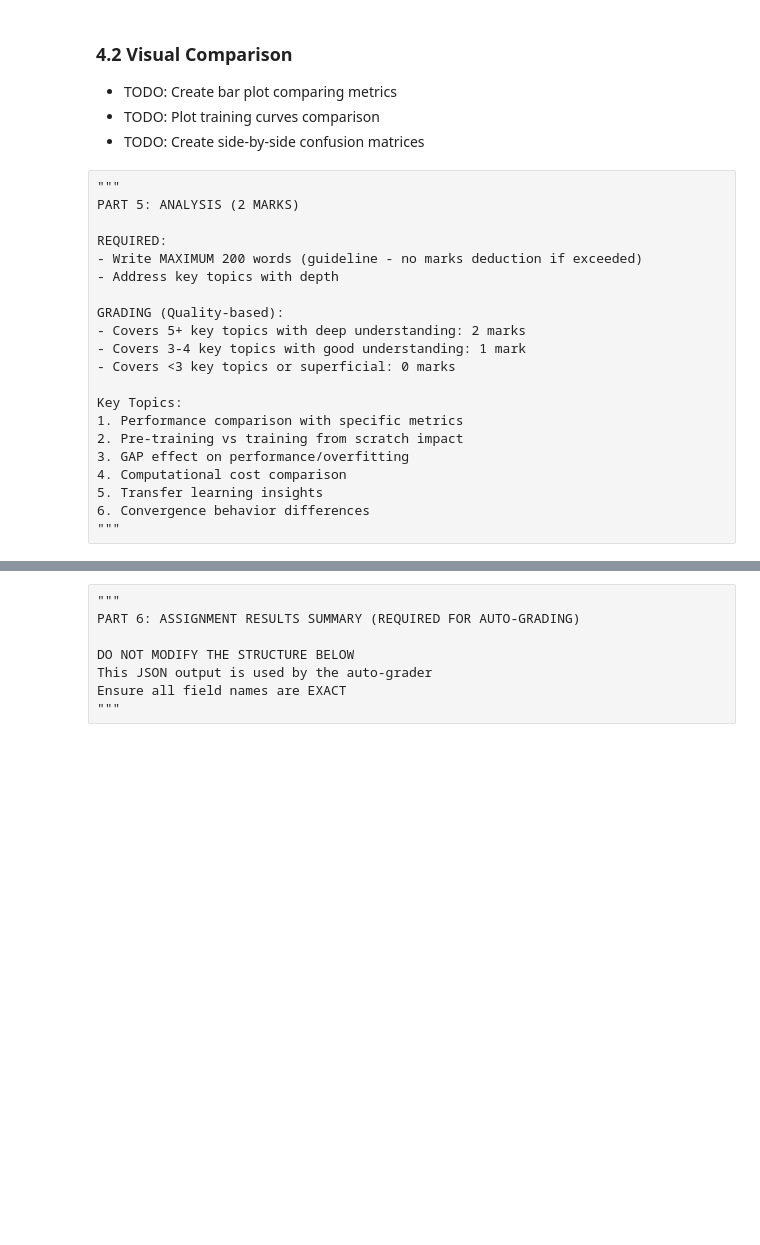
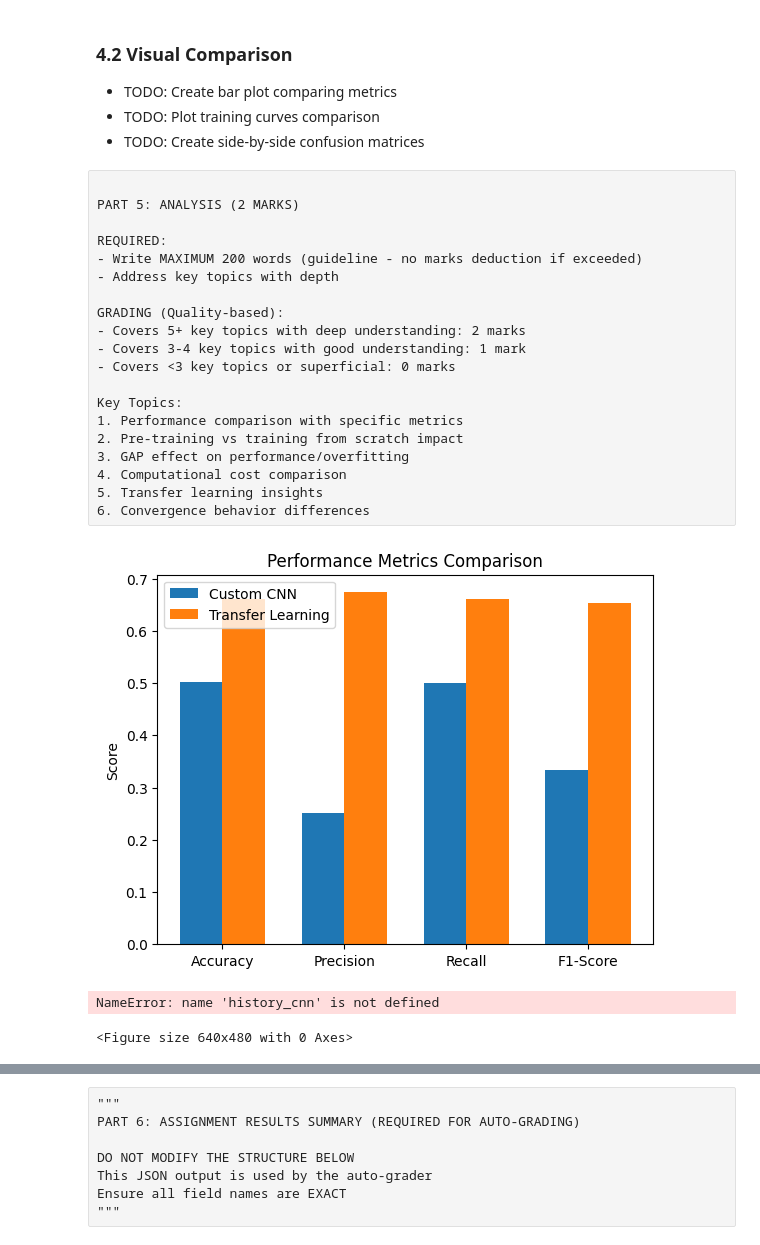
Before and after one commit to azhar258/BITS.Mtech, a Jupyter notebook: SEM-1/Assignment-DL/Assignment 2/2025AB05055_cnn_assignment.ipynb, the cells around one changed output, grey strips where cells are left out. Drawn from its saved outputs; the diff is of its cells as text; code cells hidden in the pictures; blank space fills up the shorter version.

```diff
--- a/SEM-1/Assignment-DL/Assignment 2/2025AB05055_cnn_assignment.ipynb
+++ b/SEM-1/Assignment-DL/Assignment 2/2025AB05055_cnn_assignment.ipynb
@@ -686,7 +690,7 @@ tl_start_time = time.time()
 history = transfer_model.fit(
     train_ds,
     validation_data=test_ds,
-    epochs=5
+    epochs=3
 )
 # For PyTorch: write training loop
 # %% [output]
@@ -718,9 +748,9 @@ for images, labels in test_ds:
 # %%
 # REQUIRED: Calculate all 4 metrics
-tl_accuracy = tl_accuracy  # TODO: accuracy_score(y_test, y_pred)
-tl_precision = tl_precision  # TODO: precision_score(y_test, y_pred, average='macro')
-tl_recall = tl_recall  # TODO: recall_score(y_test, y_pred, average='macro')
-tl_f1 = tl_f1  # TODO: f1_score(y_test, y_pred, average='macro')
+tl_accuracy = accuracy_score(y_true_tl, y_pred_tl)  # TODO: accuracy_score(y_test, y_pred)
+tl_precision = precision_score(y_true_tl, y_pred_tl, average='macro')  # TODO: precision_score(y_test, y_pred, average='macro')
+tl_recall = recall_score(y_true_tl, y_pred_tl, average='macro')  # TODO: recall_score(y_test, y_pred, average='macro')
+tl_f1 = f1_score(y_true_tl, y_pred_tl, average='macro')  # TODO: f1_score(y_test, y_pred, average='macro')
 # %%
 print("\nTransfer Learning Performance:")
 print(f"Accuracy:  {tl_accuracy:.4f}")
@@ -837,7 +906,7 @@ print(comparison_df.to_string(index=False))
 - TODO: Plot training curves comparison
 - TODO: Create side-by-side confusion matrices
 # %% [raw]
-"""
+
 PART 5: ANALYSIS (2 MARKS)
 
 REQUIRED:
@@ -856,4 +925,36 @@ Key Topics:
 4. Computational cost comparison
 5. Transfer learning insights
 6. Convergence behavior differences
-"""
+# %%
+#  Bar Plot: Metrics Comparison (Custom CNN vs Transfer Learning)
+metrics = ["Accuracy", "Precision", "Recall", "F1-Score"]
+custom_values = [custom_cnn_accuracy, custom_cnn_precision, custom_cnn_recall, custom_cnn_f1]
+tl_values = [tl_accuracy, tl_precision, tl_recall, tl_f1]
+
+x = np.arange(len(metrics))
+width = 0.35
+
+plt.figure()
+plt.bar(x - width/2, custom_values, width, label="Custom CNN")
+plt.bar(x + width/2, tl_values, width, label="Transfer Learning")
+
+plt.xticks(x, metrics)
+plt.ylabel("Score")
+plt.title("Performance Metrics Comparison")
+plt.legend()
+plt.show()
+# %% [output]
+[figure, added]
+# %%
+# Training Curves Comparison (Loss)
+plt.figure()
+plt.plot(history_cnn.history["loss"], label="Custom CNN Loss")
+plt.plot(history.history["loss"], label="Transfer Learning Loss")
+plt.xlabel("Epochs")
+plt.ylabel("Loss")
+plt.title("Training Loss Convergence Comparison")
+plt.legend()
+plt.show()
+# %% [output]
+NameError: name 'history_cnn' is not defined
+<Figure size 640x480 with 0 Axes>
```
Also changed, not shown: parts of 22 cells of this notebook.
